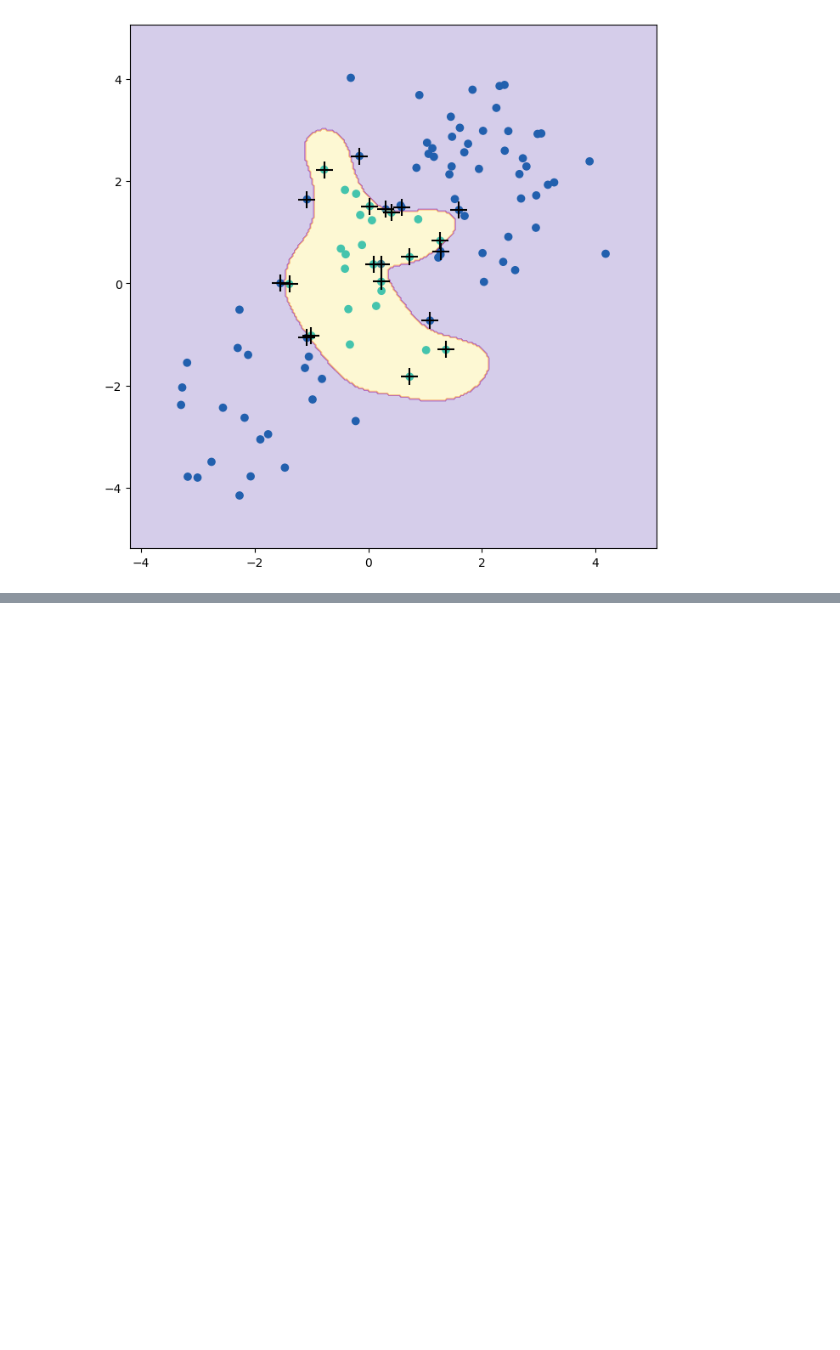
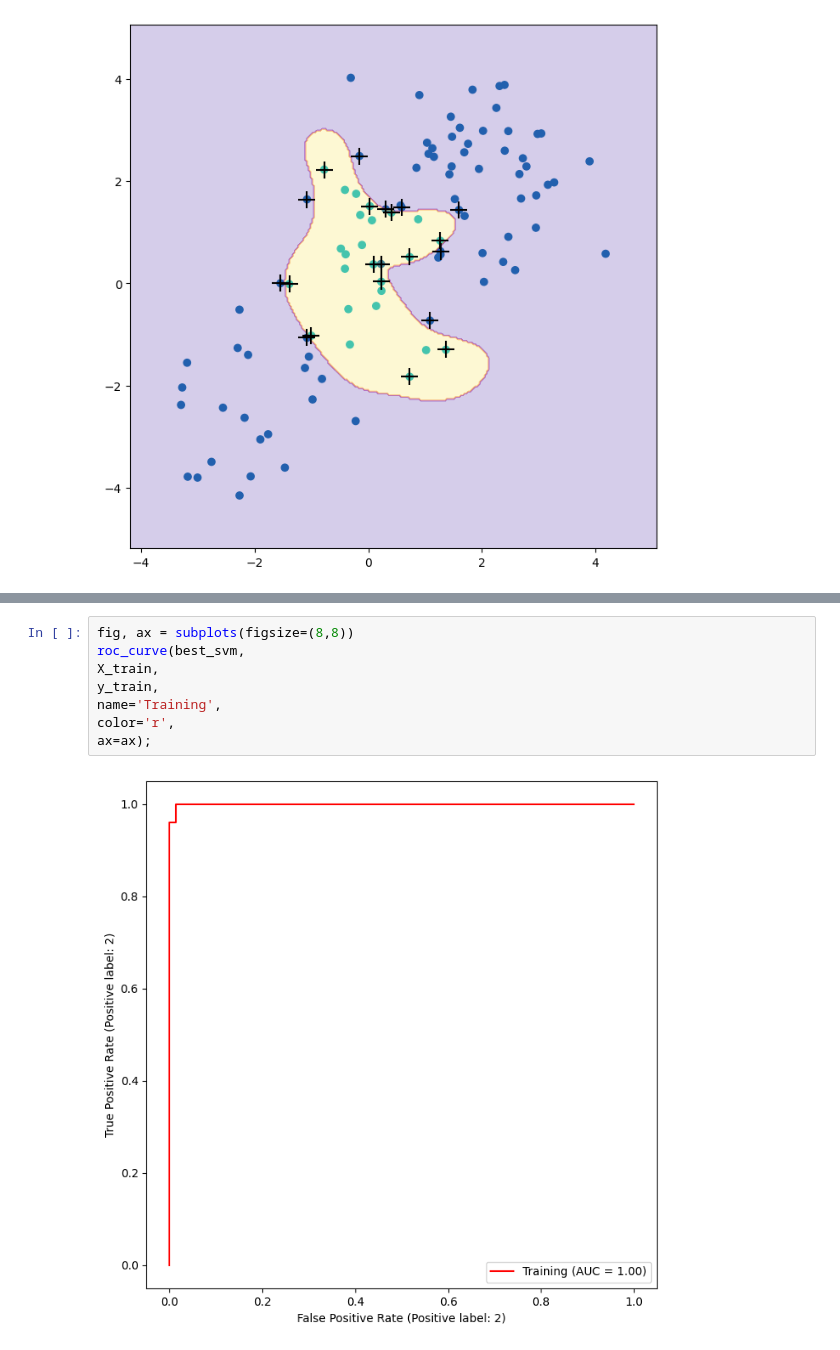
Before and after one commit to JoeyLukes/ISLRv2, a Jupyter notebook: Ch9/Lab/Lab9-6.ipynb, the cells around one changed output, grey strips where cells are left out. Cells and saved outputs as stored; diff of their text form; blank space fills up the shorter version.

```diff
--- a/Ch9/Lab/Lab9-6.ipynb
+++ b/Ch9/Lab/Lab9-6.ipynb
@@ -242,0 +254,10 @@ confusion_table(y_hat_test, y_test)
+# %%
+fig, ax = subplots(figsize=(8,8))
+roc_curve(best_svm,
+X_train,
+y_train,
+name='Training',
+color='r',
+ax=ax);
+# %% [output]
+[figure, added]
```
Also changed, not shown: parts of 10 cells of this notebook, 1 other file.
